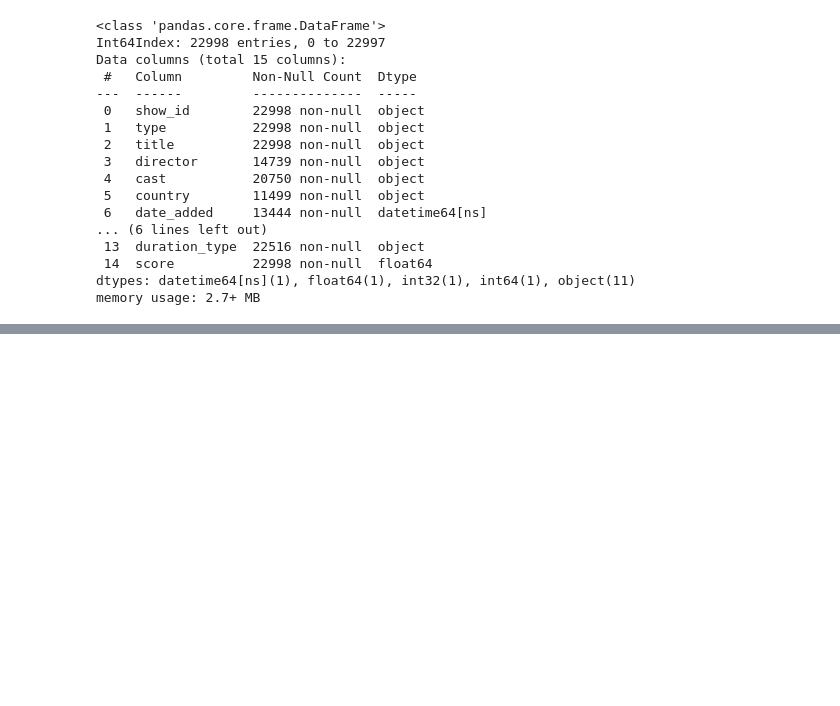
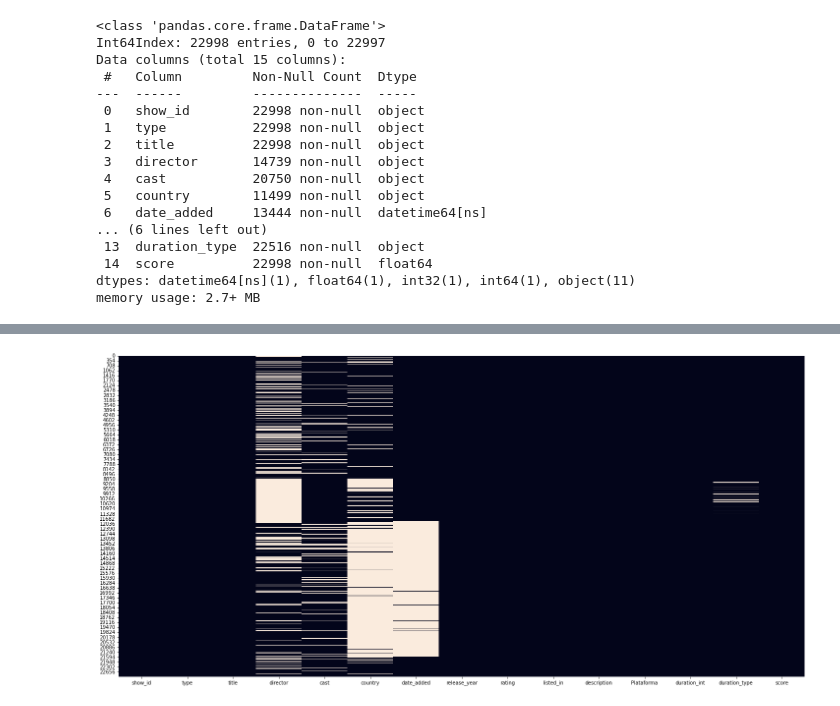
Before and after one commit to mauroferrer/Pi_01MLops_Mauro, a Jupyter notebook: ETL_EDA_PI_MLops.ipynb, the cells around one changed output, grey strips where cells are left out. Cells and saved outputs as stored; diff of their text form; code cells hidden in the pictures; blank space fills up the shorter version.

```diff
--- a/ETL_EDA_PI_MLops.ipynb
+++ b/ETL_EDA_PI_MLops.ipynb
@@ -235,0 +287,10 @@ df_concat.to_csv('platform_concat.csv')
+# %%
+#Vemos anomalias en los datos
+plt.rcParams['figure.figsize'] = (16.0, 6.0)
+# %%
+#Visualizamos los valores nulos con una matrix
+plt.figure(figsize= (25,12))
+sns.heatmap(platform_movies.isnull(), cbar=False)
+plt.show()
+# %% [output]
+[figure, added]
```
Also changed, not shown: parts of 24 cells of this notebook, 1 other file.
